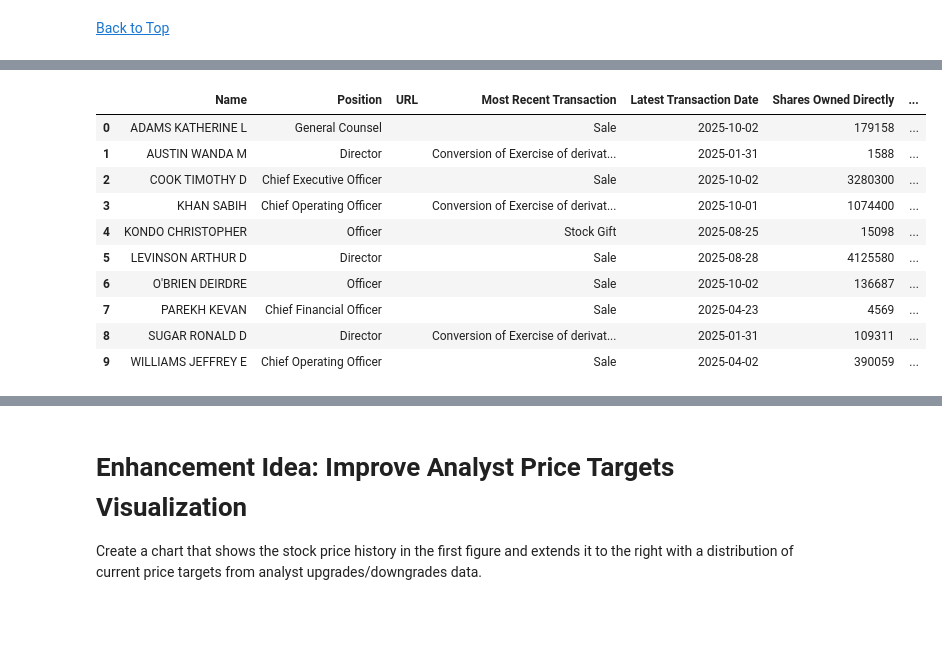
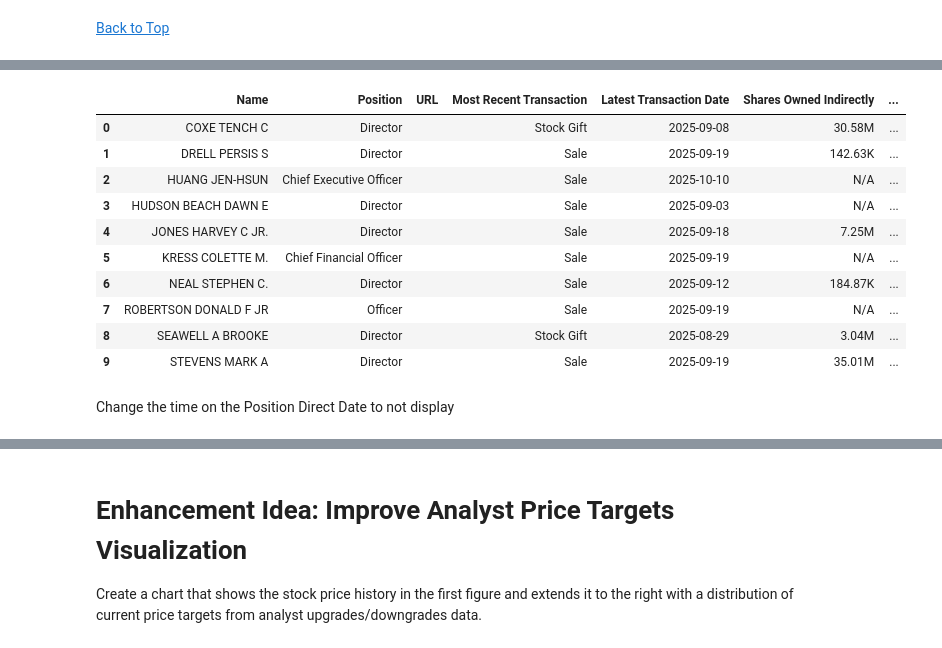
Before and after one commit to Salling3650/Stock_marked, a Jupyter notebook: Stock analysis.ipynb, the cells around one changed output, grey strips where cells are left out. Drawn from its saved outputs; the diff is of its cells as text; code cells hidden in the pictures; blank space fills up the shorter version.

```diff
--- a/Stock analysis.ipynb
+++ b/Stock analysis.ipynb
@@ -261,7 +262,7 @@ cmd+shift+h = collapse all input
 # %% [markdown]
 ## Stock Selection
 # %%
-user_input = 'AAPL'  # Change this to any stock symbol (e.g., 'AAPL', 'GOOGL', 'MSFT', etc.)
+user_input = 'NVDA'  # Change this to any stock symbol (e.g., 'AAPL', 'GOOGL', 'MSFT', etc.)
 period = '1y'  # Change this to desired period (e.g., '1d', '1wk', '6mo', '1y', '2y', 'max' etc.) - x-axis labels will auto-adjust
 # %%
 # STOCK SELECTION
@@ -1575,17 +1565,27 @@ with pd.option_context('display.max_rows', None, 'display.max_columns', None, 'd
 # %%
-ticker.insider_roster_holders
+roster_holder = ticker.insider_roster_holders
+
+# Select only numeric columns and apply humanize_number to them
+numeric_cols = roster_holder.select_dtypes(include=[np.number]).columns
+roster_holder[numeric_cols] = roster_holder[numeric_cols].applymap(humanize_number)
+
+# Display the DataFrame
+with pd.option_context('display.max_rows', None, 'display.max_columns', None, 'display.width', None, 'display.max_colwidth', None):
+    display(roster_holder)
 # %% [output]
-|  | Name | Position | URL | Most Recent Transaction | Latest Transaction Date | Shares Owned Directly | ... |
-| 0 | ADAMS KATHERINE L | General Counsel |  | Sale | 2025-10-02 | 179158 | ... |
-| 1 | AUSTIN WANDA M | Director |  | Conversion of Exercise of derivat... | 2025-01-31 | 1588 | ... |
-| 2 | COOK TIMOTHY D | Chief Executive Officer |  | Sale | 2025-10-02 | 3280300 | ... |
-| 3 | KHAN SABIH | Chief Operating Officer |  | Conversion of Exercise of derivat... | 2025-10-01 | 1074400 | ... |
-| 4 | KONDO CHRISTOPHER | Officer |  | Stock Gift | 2025-08-25 | 15098 | ... |
-| 5 | LEVINSON ARTHUR D | Director |  | Sale | 2025-08-28 | 4125580 | ... |
-| 6 | O'BRIEN DEIRDRE | Officer |  | Sale | 2025-10-02 | 136687 | ... |
-| 7 | PAREKH KEVAN | Chief Financial Officer |  | Sale | 2025-04-23 | 4569 | ... |
-| 8 | SUGAR RONALD D | Director |  | Conversion of Exercise of derivat... | 2025-01-31 | 109311 | ... |
-| 9 | WILLIAMS JEFFREY E | Chief Operating Officer |  | Sale | 2025-04-02 | 390059 | ... |
+|  | Name | Position | URL | Most Recent Transaction | Latest Transaction Date | Shares Owned Indirectly | ... |
+| 0 | COXE TENCH C | Director |  | Stock Gift | 2025-09-08 | 30.58M | ... |
+| 1 | DRELL PERSIS S | Director |  | Sale | 2025-09-19 | 142.63K | ... |
+| 2 | HUANG JEN-HSUN | Chief Executive Officer |  | Sale | 2025-10-10 | N/A | ... |
+| 3 | HUDSON BEACH DAWN E | Director |  | Sale | 2025-09-03 | N/A | ... |
+| 4 | JONES HARVEY C JR. | Director |  | Sale | 2025-09-18 | 7.25M | ... |
+| 5 | KRESS COLETTE M. | Chief Financial Officer |  | Sale | 2025-09-19 | N/A | ... |
+| 6 | NEAL STEPHEN C. | Director |  | Sale | 2025-09-12 | 184.87K | ... |
+| 7 | ROBERTSON DONALD F JR | Officer |  | Sale | 2025-09-19 | N/A | ... |
+| 8 | SEAWELL A BROOKE | Director |  | Stock Gift | 2025-08-29 | 3.04M | ... |
+| 9 | STEVENS MARK A | Director |  | Sale | 2025-09-19 | 35.01M | ... |
+# %% [markdown]
+Change the time on the Position Direct Date to not display
 # %%
 ticker.insider_transactions.head(10)
 # %% [output]
```
Also changed, not shown: parts of 20 cells of this notebook, 1 other file.
